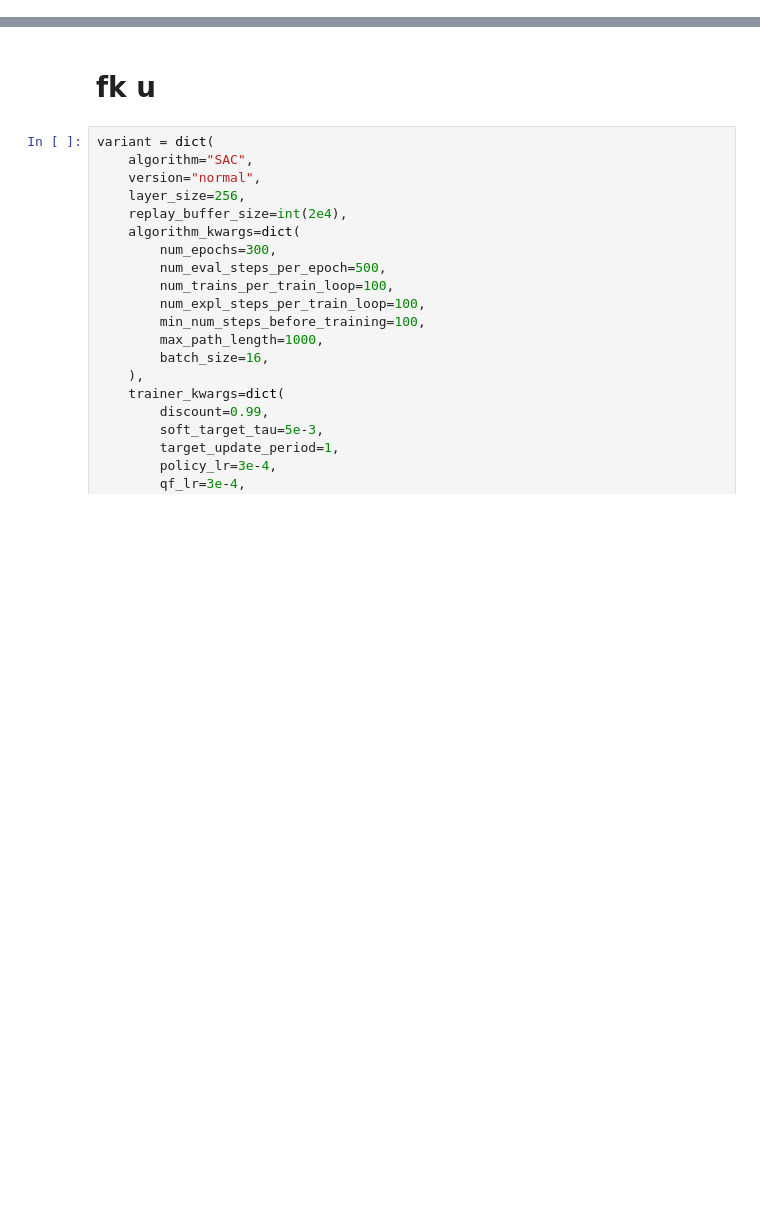
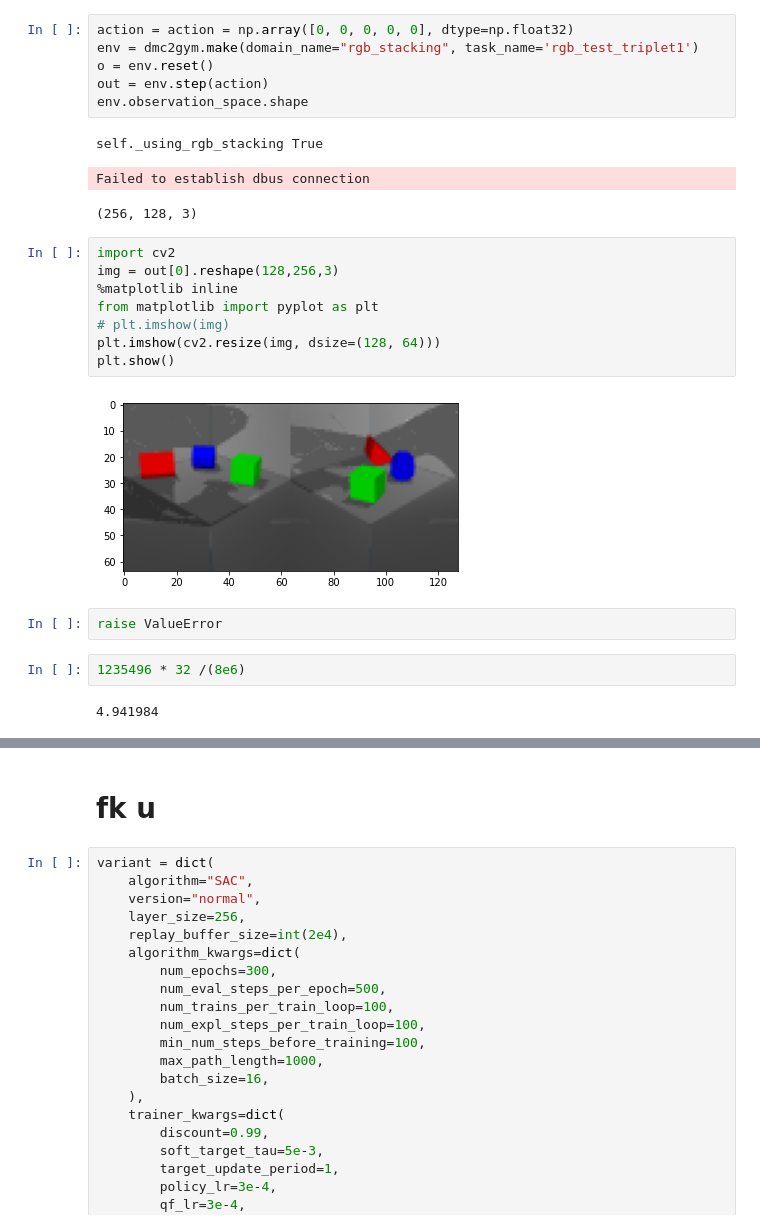
Before and after one commit to alfaevc/vlRLstack, a Jupyter notebook: testing.ipynb, the cells around one changed output, grey strips where cells are left out. Cells and saved outputs as stored; diff of their text form; blank space fills up the shorter version.

```diff
--- a/testing.ipynb
+++ b/testing.ipynb
@@ -38,0 +81,26 @@ doodad not detected
+# %%
+action = action = np.array([0, 0, 0, 0, 0], dtype=np.float32)
+env = dmc2gym.make(domain_name="rgb_stacking", task_name='rgb_test_triplet1')
+o = env.reset()
+out = env.step(action)
+env.observation_space.shape
+# %% [output]
+self._using_rgb_stacking True
+Failed to establish dbus connection
+(256, 128, 3)
+# %%
+import cv2
+img = out[0].reshape(128,256,3)
+%matplotlib inline
+from matplotlib import pyplot as plt
+# plt.imshow(img)
+plt.imshow(cv2.resize(img, dsize=(128, 64)))
+plt.show()
+# %% [output]
+[figure, added]
+# %%
+raise ValueError
+# %%
+1235496 * 32 /(8e6)
+# %% [output]
+4.941984
```
Also changed, not shown: parts of 11 cells of this notebook, 3 other files.
